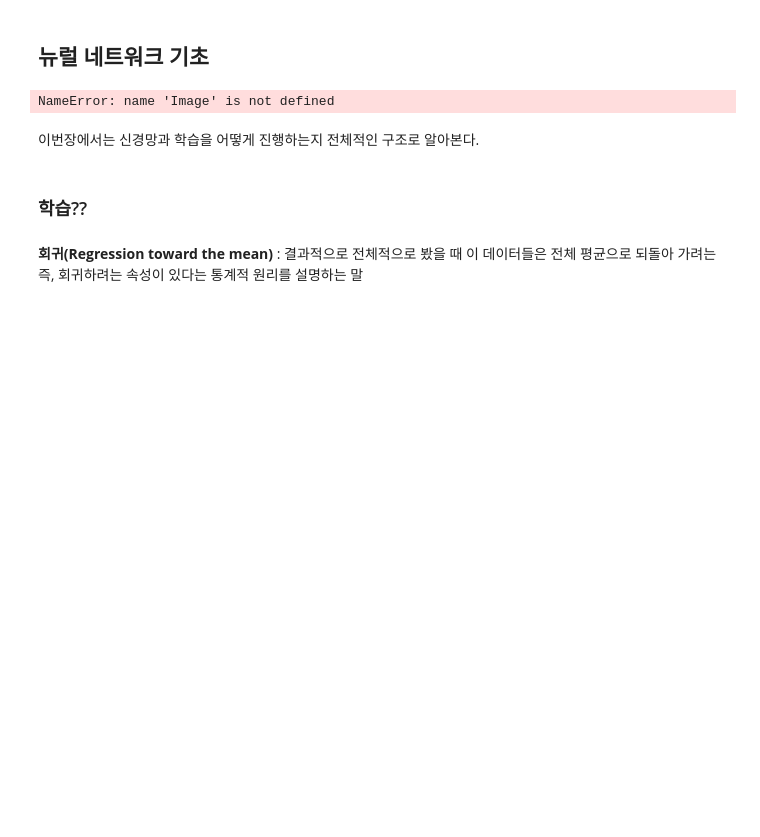
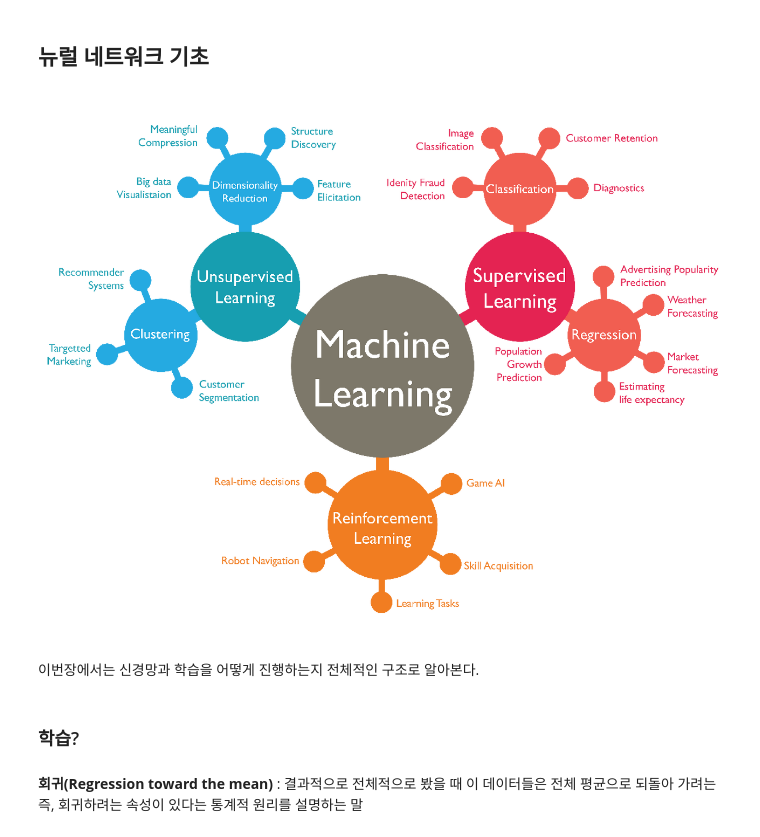
Before and after one commit to yth01/TMI, a Jupyter notebook: Embedding_study/neural network basic.ipynb, the cells around one changed output. Saved outputs shown, nothing was run; the diff lists cells and outputs as text; code cells hidden in the pictures; blank space fills up the shorter version.

```diff
--- a/Embedding_study/neural network basic.ipynb
+++ b/Embedding_study/neural network basic.ipynb
@@ -3,13 +5,13 @@
 # %% [markdown]
 ## 뉴럴 네트워크 기초
 # %%
-Image("./Embedding_study/images/머신러닝 종류.png")
+Image("./images/1_1.png")
 # %% [output]
-NameError: name 'Image' is not defined
+[figure, added]
 # %% [markdown]
 이번장에서는 신경망과 학습을 어떻게 진행하는지 전체적인 구조로 알아본다.
 # %% [markdown]
-### 학습??
+### 학습?
 # %% [markdown]
 **회귀(Regression toward the mean)** : 결과적으로 전체적으로 봤을 때 이 데이터들은 전체 평균으로 되돌아 가려는 즉, 회귀하려는 속성이 있다는 통계적 원리를 설명하는 말
 # %% [markdown]
```
Also changed, not shown: parts of 34 cells of this notebook.
